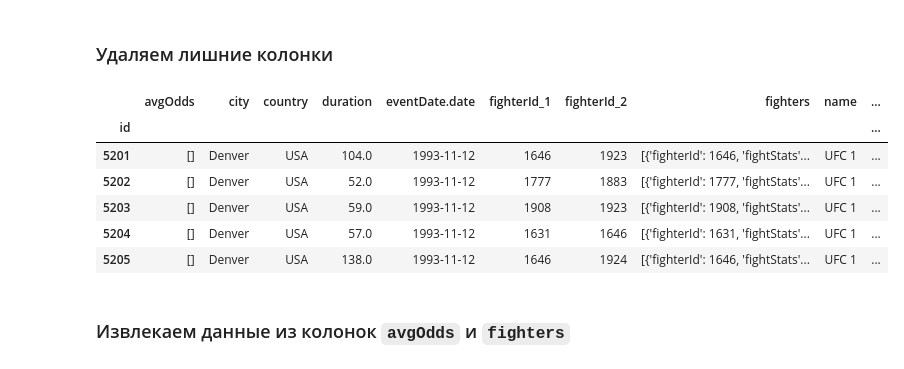
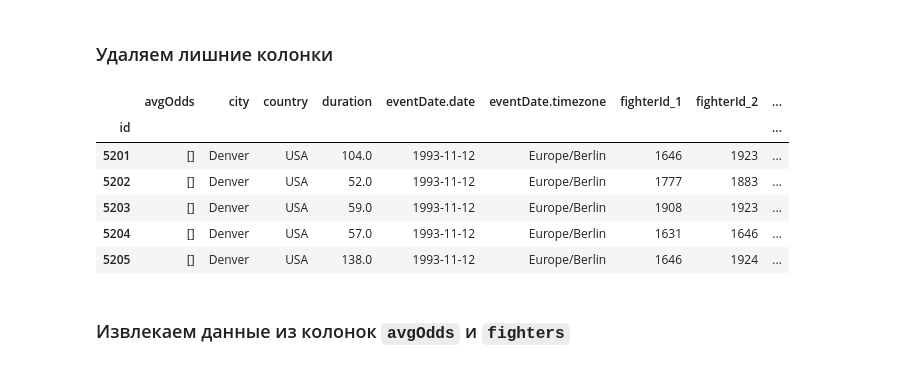
Before and after one commit to ramory-l/DeepOverfitting, a Jupyter notebook: DeepOverfitting-DataPreparing.ipynb, the cells around one changed output. Drawn from its saved outputs; the diff is of its cells as text; code cells hidden in the pictures.

Commit message:
Updated model learning with event date taken into account

```diff
--- a/DeepOverfitting-DataPreparing.ipynb
+++ b/DeepOverfitting-DataPreparing.ipynb
@@ -215,18 +215,18 @@ events_df.loc[
 ### Удаляем лишние колонки
 # %%
 events_df.drop(
-    columns=["completed", "eventDate.timezone", "eventDate.timezone_type", "link"],
+    columns=["completed", "eventDate.timezone_type", "link"],
     inplace=True,
 )
 events_df.head(5)
 # %% [output]
-|  | avgOdds | city | country | duration | eventDate.date | fighterId_1 | fighterId_2 | fighters | name | ... |
-| id |  |  |  |  |  |  |  |  |  | ... |
-| 5201 | [] | Denver | USA | 104.0 | 1993-11-12 | 1646 | 1923 | [{'fighterId': 1646, 'fightStats'... | UFC 1 | ... |
-| 5202 | [] | Denver | USA | 52.0 | 1993-11-12 | 1777 | 1883 | [{'fighterId': 1777, 'fightStats'... | UFC 1 | ... |
-| 5203 | [] | Denver | USA | 59.0 | 1993-11-12 | 1908 | 1923 | [{'fighterId': 1908, 'fightStats'... | UFC 1 | ... |
-| 5204 | [] | Denver | USA | 57.0 | 1993-11-12 | 1631 | 1646 | [{'fighterId': 1631, 'fightStats'... | UFC 1 | ... |
-| 5205 | [] | Denver | USA | 138.0 | 1993-11-12 | 1646 | 1924 | [{'fighterId': 1646, 'fightStats'... | UFC 1 | ... |
+|  | avgOdds | city | country | duration | eventDate.date | eventDate.timezone | fighterId_1 | fighterId_2 | ... |
+| id |  |  |  |  |  |  |  |  | ... |
+| 5201 | [] | Denver | USA | 104.0 | 1993-11-12 | Europe/Berlin | 1646 | 1923 | ... |
+| 5202 | [] | Denver | USA | 52.0 | 1993-11-12 | Europe/Berlin | 1777 | 1883 | ... |
+| 5203 | [] | Denver | USA | 59.0 | 1993-11-12 | Europe/Berlin | 1908 | 1923 | ... |
+| 5204 | [] | Denver | USA | 57.0 | 1993-11-12 | Europe/Berlin | 1631 | 1646 | ... |
+| 5205 | [] | Denver | USA | 138.0 | 1993-11-12 | Europe/Berlin | 1646 | 1924 | ... |
 # %% [markdown]
 ### Извлекаем данные из колонок `avgOdds` и `fighters`
 # %% [markdown]
```
Also changed, not shown: parts of 13 cells of this notebook, 2 other files.
